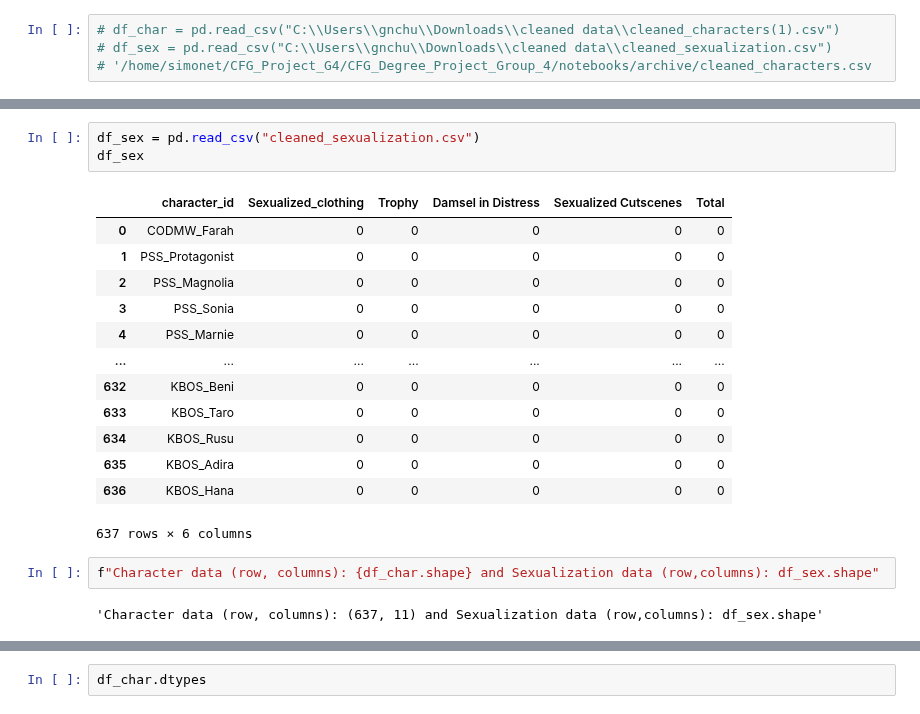
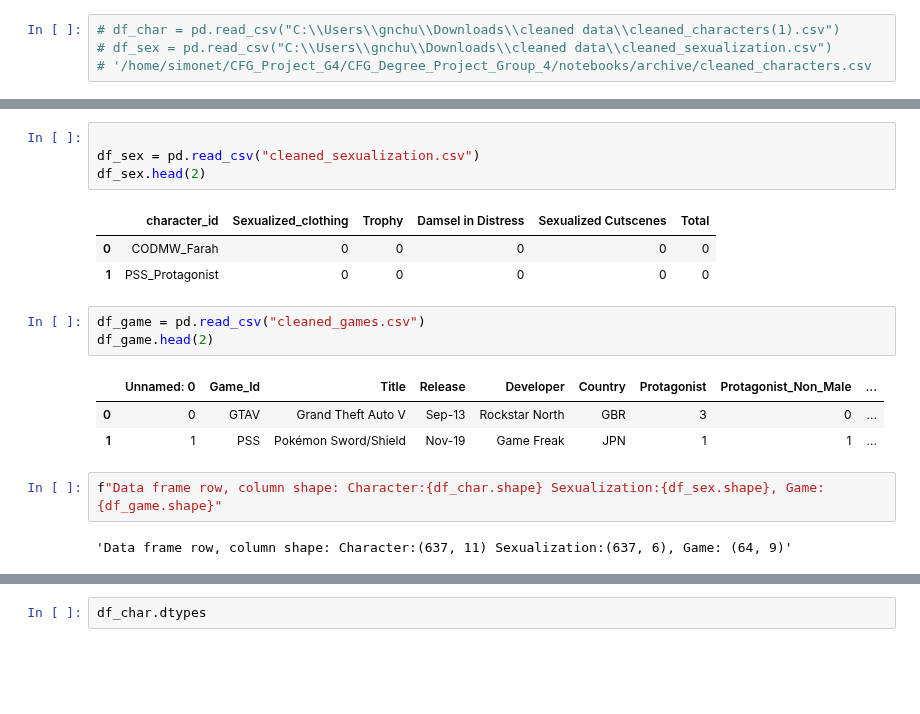
Before and after one commit to hayleyyryan/CFG_Degree_Project_Group_4, a Jupyter notebook: notebooks/archive/character_and_sexualization.ipynb, the cells around one changed output, grey strips where cells are left out. Cells and saved outputs as stored; diff of their text form; blank space fills up the shorter version.

Commit message:
Pushing .ipynb character eda

```diff
--- a/notebooks/archive/character_and_sexualization.ipynb
+++ b/notebooks/archive/character_and_sexualization.ipynb
@@ -29,21 +21,19 @@ df_char
 # %%
+
 df_sex = pd.read_csv("cleaned_sexualization.csv")
-df_sex
+df_sex.head(2)
 # %% [output]
 |  | character_id | Sexualized_clothing | Trophy | Damsel in Distress | Sexualized Cutscenes | Total |
 | 0 | CODMW_Farah | 0 | 0 | 0 | 0 | 0 |
 | 1 | PSS_Protagonist | 0 | 0 | 0 | 0 | 0 |
-| 2 | PSS_Magnolia | 0 | 0 | 0 | 0 | 0 |
-| 3 | PSS_Sonia | 0 | 0 | 0 | 0 | 0 |
-| 4 | PSS_Marnie | 0 | 0 | 0 | 0 | 0 |
-| ... | ... | ... | ... | ... | ... | ... |
-| 632 | KBOS_Beni | 0 | 0 | 0 | 0 | 0 |
-| 633 | KBOS_Taro | 0 | 0 | 0 | 0 | 0 |
-| 634 | KBOS_Rusu | 0 | 0 | 0 | 0 | 0 |
-| 635 | KBOS_Adira | 0 | 0 | 0 | 0 | 0 |
-| 636 | KBOS_Hana | 0 | 0 | 0 | 0 | 0 |
-637 rows × 6 columns
+# %%
+df_game = pd.read_csv("cleaned_games.csv")
+df_game.head(2)
+# %% [output]
+|  | Unnamed: 0 | Game_Id | Title | Release | Developer | Country | Protagonist | Protagonist_Non_Male | ... |
+| 0 | 0 | GTAV | Grand Theft Auto V | Sep-13 | Rockstar North | GBR | 3 | 0 | ... |
+| 1 | 1 | PSS | Pokémon Sword/Shield | Nov-19 | Game Freak | JPN | 1 | 1 | ... |
 # %%
-f"Character data (row, columns): {df_char.shape} and Sexualization data (row,columns): df_sex.shape"
+f"Data frame row, column shape: Character:{df_char.shape} Sexualization:{df_sex.shape}, Game: {df_game.shape}"
 # %% [output]
-'Character data (row, columns): (637, 11) and Sexualization data (row,columns): df_sex.shape'
+'Data frame row, column shape: Character:(637, 11) Sexualization:(637, 6), Game: (64, 9)'
```
Also changed, not shown: parts of 92 cells of this notebook.
